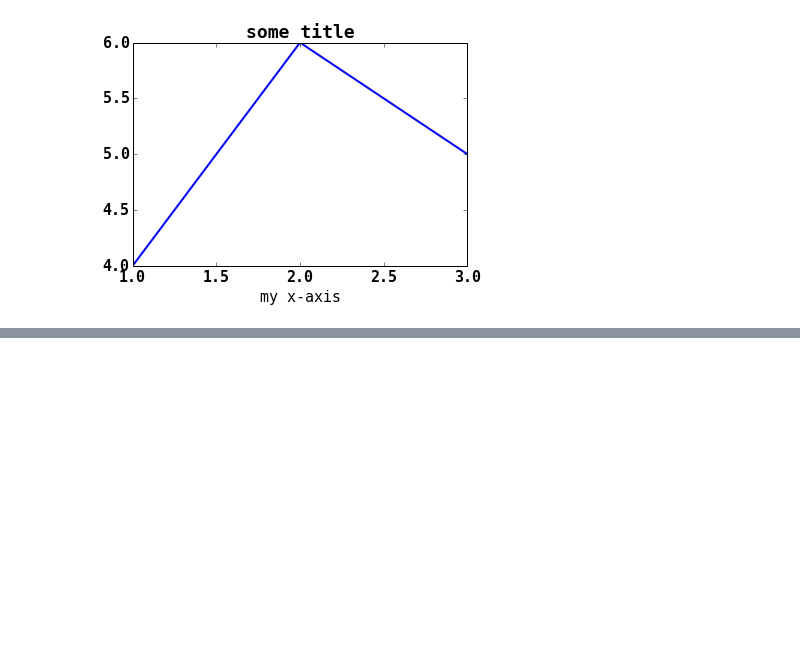
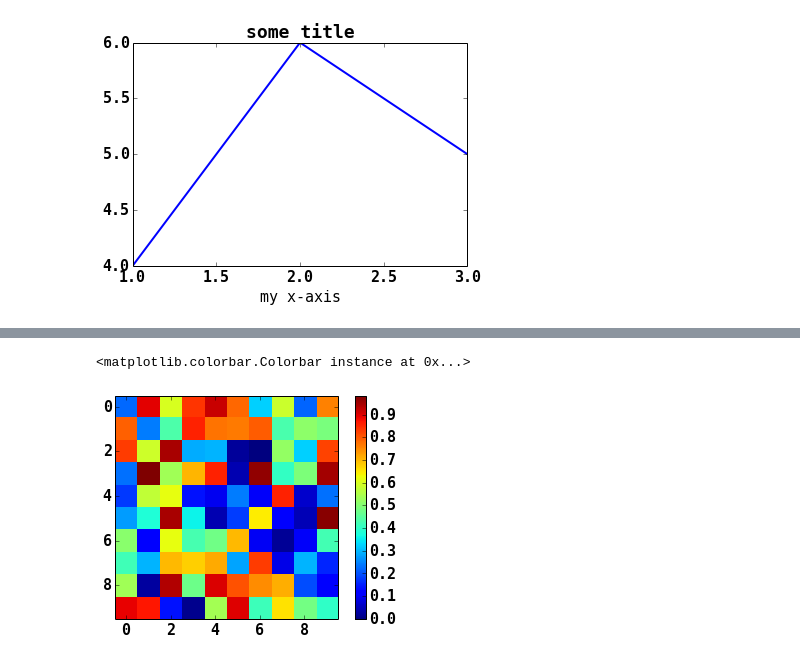
Before and after one commit to wittawatj/ipynb, a Jupyter notebook: notebooks/test_matplotlib.ipynb, the cells around one changed output, grey strips where cells are left out. Saved outputs shown, nothing was run; the diff lists cells and outputs as text; code cells hidden in the pictures; blank space fills up the shorter version.

```diff
--- a/notebooks/test_matplotlib.ipynb
+++ b/notebooks/test_matplotlib.ipynb
@@ -53,0 +63,6 @@ xlabel('my x-axis')
+# %%
+plt.imshow(A, interpolation='nearest')
+plt.colorbar()
+# %% [output]
+<matplotlib.colorbar.Colorbar instance at 0x...>
+[figure, added]
```
Also changed, not shown: parts of 2 cells of this notebook, 1 other file.
